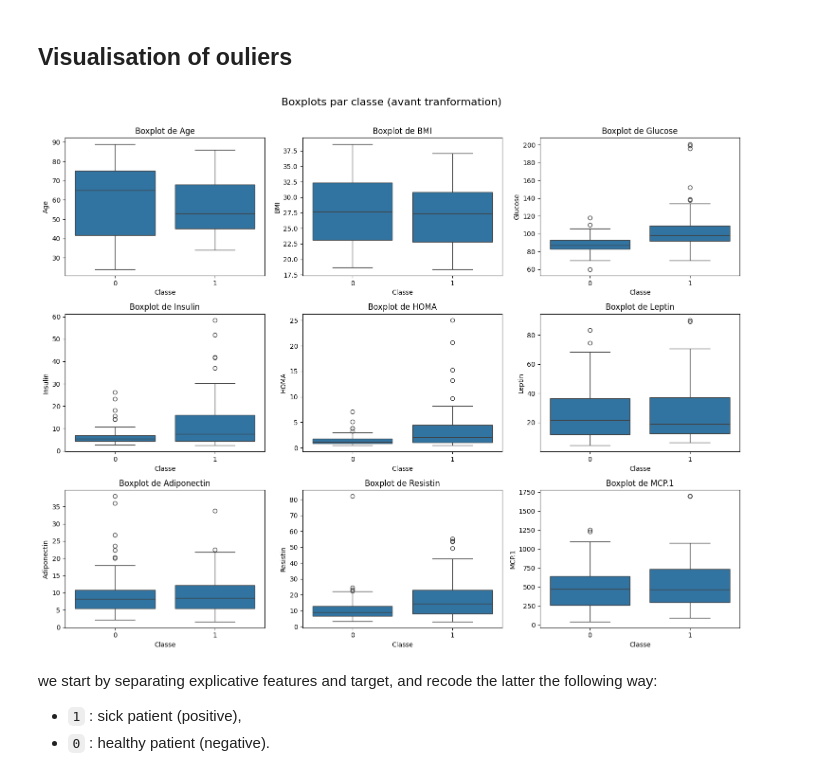
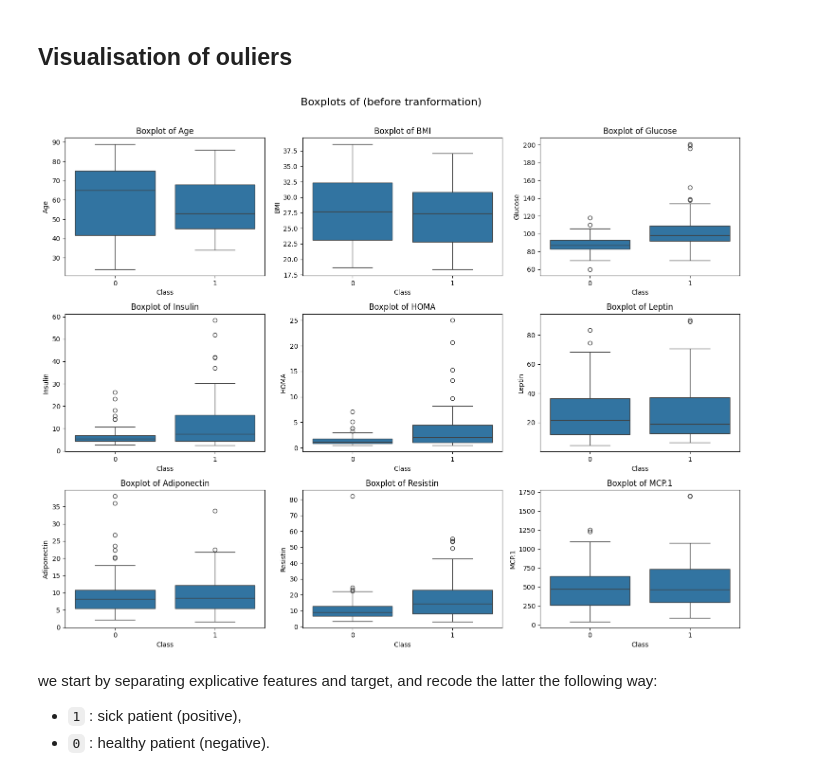
Before and after one commit to ErwanR123/breast-cancer-detection, a Jupyter notebook: naive_bayes.ipynb, the cells around one changed output. Cells and saved outputs as stored; diff of their text form; code cells hidden in the pictures.

```diff
--- a/naive_bayes.ipynb
+++ b/naive_bayes.ipynb
@@ -67,25 +67,25 @@ y = data['Classification'].map({2: 1, 1: 0})
 # %%
 n_cols = 3
 n_rows = int(np.ceil(len(features) / n_cols))
 
 # Boxplots
 fig, axes = plt.subplots(n_rows, n_cols, figsize=(5 * n_cols, 4 * n_rows))
 axes = axes.flatten()
 
 for i, col in enumerate(X.columns):
     sns.boxplot(x=y, y=X[col], ax=axes[i])
-    axes[i].set_title(f"Boxplot de {col}")
-    axes[i].set_xlabel("Classe")
+    axes[i].set_title(f"Boxplot of {col}")
+    axes[i].set_xlabel("Class")
     axes[i].set_ylabel(col)
 
 for j in range(i + 1, len(axes)):
     fig.delaxes(axes[j])
 
-fig.suptitle("Boxplots par classe (avant tranformation)", fontsize=16)
+fig.suptitle("Boxplots of (before tranformation)", fontsize=16)
 plt.tight_layout(rect=[0, 0, 1, 0.97])
 plt.show()
 # %% [output]
-[figure, old version]
+[figure, new version]
 # %% [markdown]
 we start by separating explicative features and target, and recode the latter the following way:
 - `1` : sick patient (positive),
```
Also changed, not shown: parts of 2 cells of this notebook.
